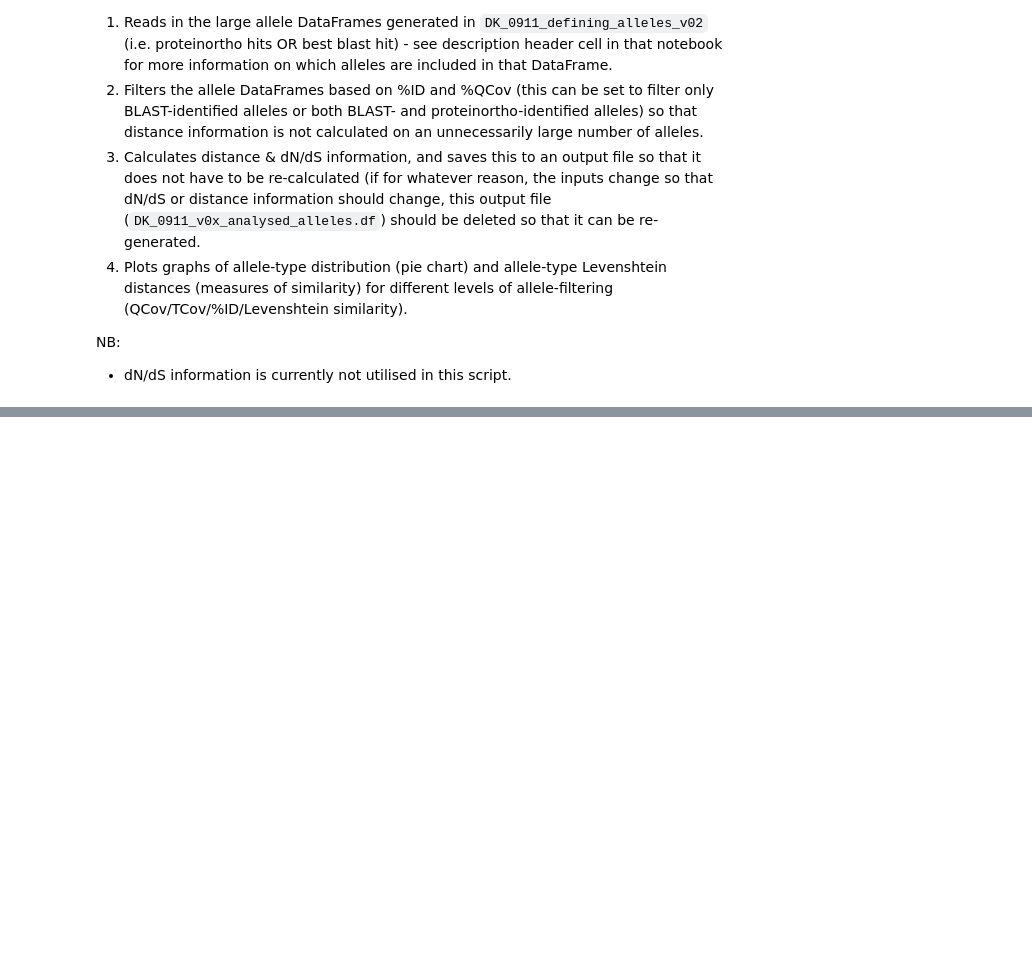
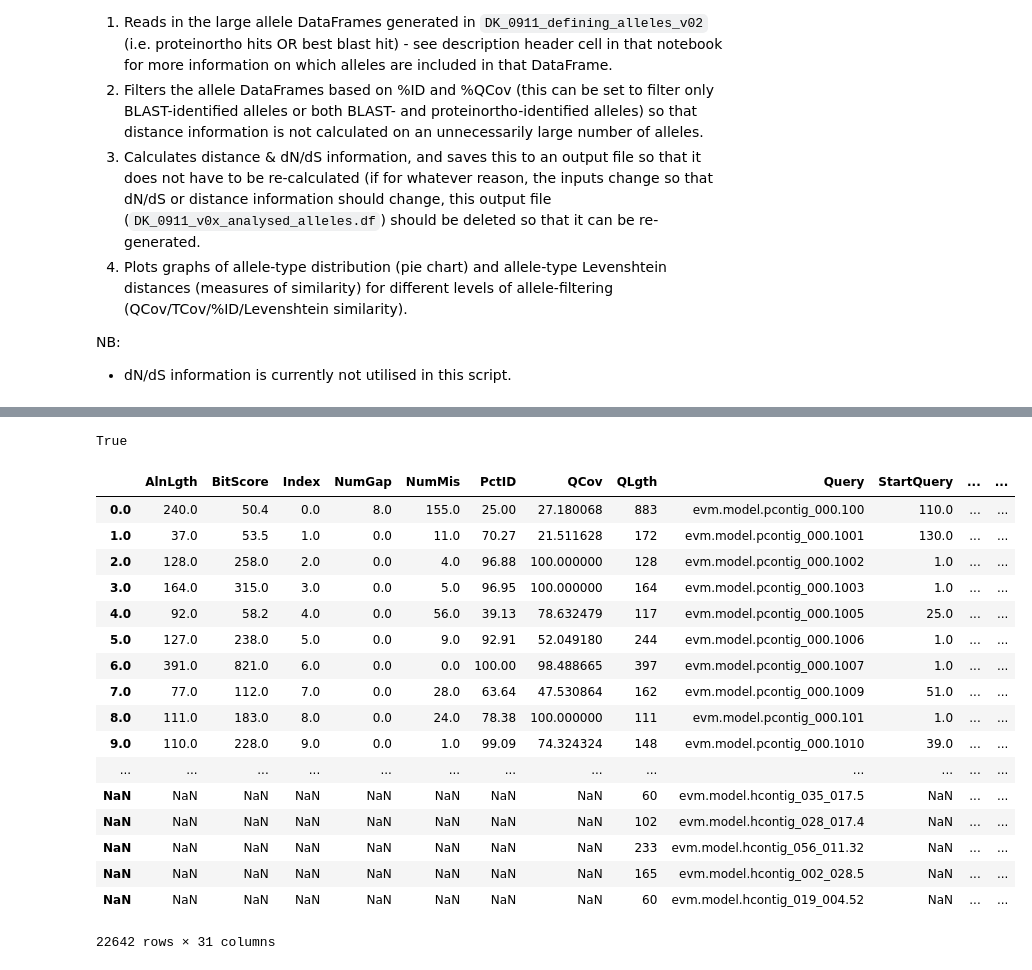
Before and after one commit to Team-Schwessinger/DK_0911-1, a Jupyter notebook: scripts/DK_0911_post_allele_analysis_v02.ipynb, the cells around one changed output, grey strips where cells are left out. Drawn from its saved outputs; the diff is of its cells as text; code cells hidden in the pictures; blank space fills up the shorter version.

```diff
--- a/scripts/DK_0911_post_allele_analysis_v02.ipynb
+++ b/scripts/DK_0911_post_allele_analysis_v02.ipynb
@@ -237,14 +237,14 @@ def assignDistancesToAlleles(folder, alignmentFile, alleleType):
     assert(len(seq1) == len(seq2))
     return editdistance.eval(seq1, seq2)/len(seq1), distance.hamming(seq1, seq2, normalized=True)
 
-def assignDistancesToAllAlleles(df_folder_index, df, tmp_path):
+def assignDistancesToAllAlleles(df_folder_index, all_folders, tmp_path, suffix):
     """
     Reads in the index that contains the folder pairings for the alignements.
     Returns a protein_df and CDS_df that contain the hamming and levenshtein distance each.
     """
-    cleaned_index = [x for x in df_folder_index if str(x) != 'nan']
-    df = df.loc[cleaned_index, :]
-    df = df.loc[df.index.dropna(), :]
+    cleaned_index = [x for x in df_folder_index if x in all_folders]
+    #df = df.loc[cleaned_index, :]
+    #df = df.loc[df.index.dropna(), :]
     #print(df.index)
     count = 0
     total = len(df_folder_index)
@@ -256,7 +256,7 @@ def assignDistancesToAllAlleles(df_folder_index, df, tmp_path):
 
     print("Calculating distances and adding them to the allele DataFrame...")
 
-    for folder in df.index:
+    for folder in cleaned_index:
         if pd.isnull(folder):
             proteinAlignmentFile = ''
             cdsAlignmentFile = ''
@@ -280,7 +280,7 @@ def assignDistancesToAllAlleles(df_folder_index, df, tmp_path):
     if len(protein_ham_dict) > 0:
         df = pd.DataFrame([protein_ham_dict,protein_lev_dict,CDS_ham_dict,CDS_lev_dict]).T
         df.rename(columns=dict(zip(df.columns,newdf_columns)),inplace=True)
-        out_name = os.path.join(tmp_path, '%s_%s.dftmp' % (df.index[0],df.index[-1]))
+        out_name = os.path.join(tmp_path, '%s_%s.%s' % (df.index[0],df.index[-1],suffix))
         df.to_csv(out_name, sep='\t')
 # %%
 def parse_dNdS_to_df(line, alleleDf, folder, dNdS_label):
@@ -348,6 +348,20 @@ def grouper(iterable, n, fillvalue=None):
     # grouper('ABCDEFG', 3, 'x') --> ABC DEF Gxx"
     args = [iter(iterable)] * n
     return it.zip_longest(*args, fillvalue=fillvalue)
+# %%
+def combineTmpToDf(header, suffix, tmp_path, clean=True):
+    """Combines the files of a temporary folder into a dataframe based on the tmp files
+    suffix. Returns combined dataframe. And cleans up if needed."""
+    tmp_assigneddfs_fh = [os.path.join(tmp_path, file) for file in os.listdir(tmp_path)\
+                         if file.endswith(suffix) ]
+    tmp_df = pd.DataFrame(columns=header)
+    for df_fh in tmp_assigneddfs_fh:
+        tmp_df = pd.concat([distdf, pd.read_csv(df_fh, index_col = 0, sep='\t')])
+    if clean == True:
+        #now clean up again
+        for file in tmp_assigneddfs_fh:
+            os.remove(file)
+    return tmp_df
 # %%
 hFullAlleleDf = pd.read_csv(os.path.join(ALLELE_PATH, '%s.full_df.alleles' % H_GENOME), header=0, sep='\t')
 hFullAlleleDf['matchType'] = pd.Series(index=hFullAlleleDf.index)
@@ -465,0 +503,25 @@ len(alleleDf)
+# %%
+len(alleleDf.loc[~alleleDf.index.isnull(),:]) == len(distdf.loc[:,:])
+# %% [output]
+True
+# %%
+alleleDf
+# %% [output]
+|  | AlnLgth | BitScore | Index | NumGap | NumMis | PctID | QCov | QLgth | Query | StartQuery | ... | ... |
+| 0.0 | 240.0 | 50.4 | 0.0 | 8.0 | 155.0 | 25.00 | 27.180068 | 883 | evm.model.pcontig_000.100 | 110.0 | ... | ... |
+| 1.0 | 37.0 | 53.5 | 1.0 | 0.0 | 11.0 | 70.27 | 21.511628 | 172 | evm.model.pcontig_000.1001 | 130.0 | ... | ... |
+| 2.0 | 128.0 | 258.0 | 2.0 | 0.0 | 4.0 | 96.88 | 100.000000 | 128 | evm.model.pcontig_000.1002 | 1.0 | ... | ... |
+| 3.0 | 164.0 | 315.0 | 3.0 | 0.0 | 5.0 | 96.95 | 100.000000 | 164 | evm.model.pcontig_000.1003 | 1.0 | ... | ... |
+| 4.0 | 92.0 | 58.2 | 4.0 | 0.0 | 56.0 | 39.13 | 78.632479 | 117 | evm.model.pcontig_000.1005 | 25.0 | ... | ... |
+| 5.0 | 127.0 | 238.0 | 5.0 | 0.0 | 9.0 | 92.91 | 52.049180 | 244 | evm.model.pcontig_000.1006 | 1.0 | ... | ... |
+| 6.0 | 391.0 | 821.0 | 6.0 | 0.0 | 0.0 | 100.00 | 98.488665 | 397 | evm.model.pcontig_000.1007 | 1.0 | ... | ... |
+| 7.0 | 77.0 | 112.0 | 7.0 | 0.0 | 28.0 | 63.64 | 47.530864 | 162 | evm.model.pcontig_000.1009 | 51.0 | ... | ... |
+| 8.0 | 111.0 | 183.0 | 8.0 | 0.0 | 24.0 | 78.38 | 100.000000 | 111 | evm.model.pcontig_000.101 | 1.0 | ... | ... |
+| 9.0 | 110.0 | 228.0 | 9.0 | 0.0 | 1.0 | 99.09 | 74.324324 | 148 | evm.model.pcontig_000.1010 | 39.0 | ... | ... |
+| ... | ... | ... | ... | ... | ... | ... | ... | ... | ... | ... | ... | ... |
+| NaN | NaN | NaN | NaN | NaN | NaN | NaN | NaN | 60 | evm.model.hcontig_035_017.5 | NaN | ... | ... |
+| NaN | NaN | NaN | NaN | NaN | NaN | NaN | NaN | 102 | evm.model.hcontig_028_017.4 | NaN | ... | ... |
+| NaN | NaN | NaN | NaN | NaN | NaN | NaN | NaN | 233 | evm.model.hcontig_056_011.32 | NaN | ... | ... |
+| NaN | NaN | NaN | NaN | NaN | NaN | NaN | NaN | 165 | evm.model.hcontig_002_028.5 | NaN | ... | ... |
+| NaN | NaN | NaN | NaN | NaN | NaN | NaN | NaN | 60 | evm.model.hcontig_019_004.52 | NaN | ... | ... |
+22642 rows × 31 columns
```
Also changed, not shown: parts of 12 cells of this notebook.
